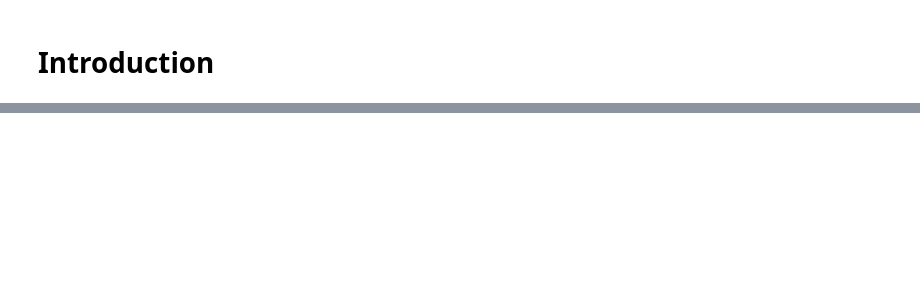
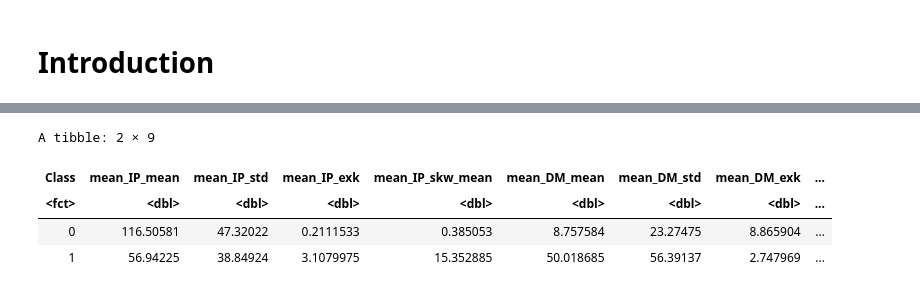
Before and after one commit to natashawong03/dsci100_group_project, a Jupyter notebook: TBgroupproject.ipynb, the cells around one changed output, grey strips where cells are left out. Cells and saved outputs as stored; diff of their text form; code cells hidden in the pictures; blank space fills up the shorter version.

```diff
--- a/TBgroupproject.ipynb
+++ b/TBgroupproject.ipynb
@@ -102,0 +54,8 @@ library(tidyverse)
+# %%
+#now we are going to change the class variable to a factor and subset our data into training and testing dataframes
+star_data <- star_data |>
+  mutate(Class = as_factor(Class))
+
+star_split <- initial_split(star_data, prop = 0.75, strata = Class)
+star_train <- training(star_split)
+star_test <- testing(star_split)
@@ -102,0 +83,14 @@ library(tidyverse)
+# %%
+#table of the mean values for each class
+table_1_means <- star_train |>
+group_by(Class) |>
+summarize(mean_IP_mean = mean(IP_mean), mean_IP_std = mean(IP_std), mean_IP_exk = mean(IP_exk),
+          mean_IP_skw_mean = mean(IP_skw), mean_DM_mean = mean(DM_mean), mean_DM_std = mean(DM_std), mean_DM_exk = mean(DM_exk),
+          mean_DM_skw = mean(DM_skw))
+table_1_means
+# %% [output]
+A tibble: 2 × 9
+| Class | mean_IP_mean | mean_IP_std | mean_IP_exk | mean_IP_skw_mean | mean_DM_mean | mean_DM_std | mean_DM_exk | ... |
+| <fct> | <dbl> | <dbl> | <dbl> | <dbl> | <dbl> | <dbl> | <dbl> | ... |
+| 0 | 116.50581 | 47.32022 | 0.2111533 | 0.385053 | 8.757584 | 23.27475 | 8.865904 | ... |
+| 1 | 56.94225 | 38.84924 | 3.1079975 | 15.352885 | 50.018685 | 56.39137 | 2.747969 | ... |
```
Also changed, not shown: parts of 18 cells of this notebook.
